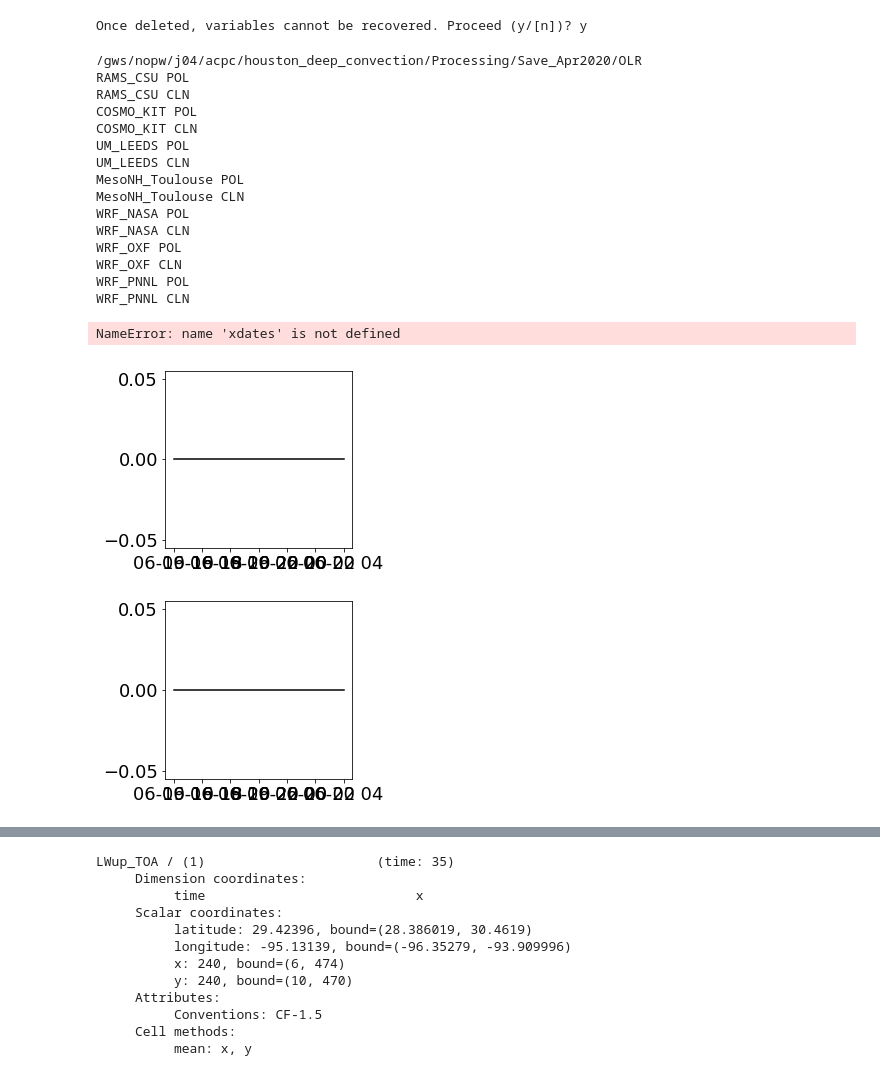
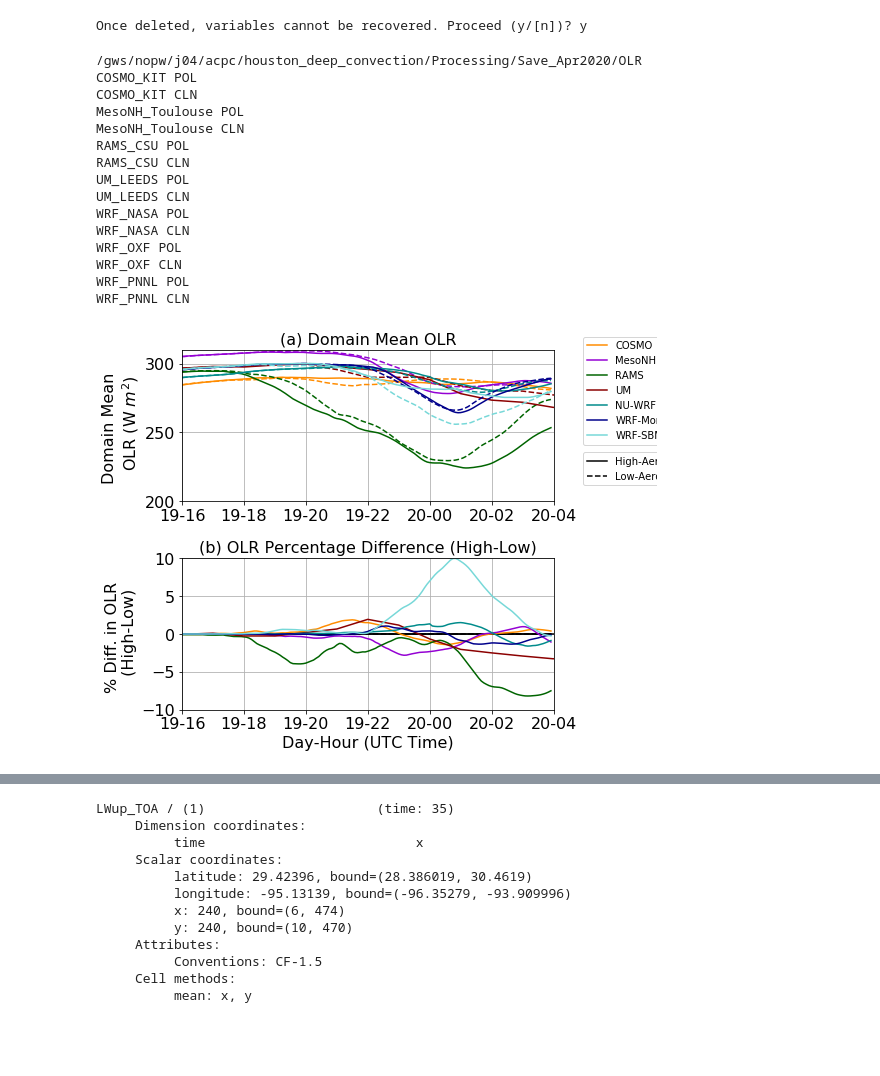
Before and after one commit to pjmarinescu/ACPC_MIP_BAMS, a Jupyter notebook: Plot_2DVAR_OLR_Final-Copy1.ipynb, the cells around one changed output, grey strips where cells are left out. Saved outputs shown, nothing was run; the diff lists cells and outputs as text; code cells hidden in the pictures; blank space fills up the shorter version.

Commit message:
Update xlabels and formatting

```diff
--- a/Plot_2DVAR_OLR_Final-Copy1.ipynb
+++ b/Plot_2DVAR_OLR_Final-Copy1.ipynb
@@ -30,7 +30,7 @@ warnings.filterwarnings('ignore', category=UserWarning, append=True)
 warnings.filterwarnings('ignore', category=RuntimeWarning, append=True)
 warnings.filterwarnings('ignore', category=FutureWarning, append=True)
 # %%
-plotdir = '/gws/nopw/j04/acpc/public/pmarin/BAMS/Figs_2023/'
+plotdir = '/gws/nopw/j04/acpc/public/pmarin/BAMS/Figs_2024/'
 os.makedirs(plotdir,exist_ok=True)
 
 
@@ -106,7 +105,7 @@ ls={}
 ls['CLN']='--'
 ls['POL']='-'
 
-matplotlib.rcParams.update({'font.size': 18})
+matplotlib.rcParams.update({'font.size': 16})
 savedir_i=os.path.join(savedir,varname)
 print(savedir_i)
 var_plot={}
@@ -125,12 +124,21 @@ for model in models:
 # Load and plot data for vertically integrated values (Differences and % Differences)
 #########################################################################################
 
-fig,ax = plt.subplots(nrows=2,ncols=1,figsize=(20/2.54,16/2.54))
-fig.subplots_adjust(left=0.05,right=0.38,hspace=0.3,
+fig,ax = plt.subplots(nrows=2,ncols=1,figsize=(20.5/2.54,16/2.54))
+fig.subplots_adjust(left=0.05,right=0.33,hspace=0.3,
                      bottom=0.05,top=0.95,wspace=0)
 
 ax[0].plot([dateB,dateE],[0,0],'-k')
 ax[1].plot([dateB,dateE],[0,0],'-k')
+
+
+xdates = []
+for j in np.arange(0,np.shape(var_plot[model,case].coord('time'))[0]):
+    cur_date = datetime.datetime(1970,1,1) + datetime.timedelta(days=var_plot[model,'CLN'].coord('time').points[j])
+    #print(cur_date)
+    xdates = np.append(xdates,cur_date)
+
+
 
 ax[1].plot(xdates[0:144],np.zeros(len(xdates[0:144])),
                     color='k',
@@ -189,49 +197,50 @@ for model in models:
 
 
 ax[0].set_xlim(dateB,dateE)
-ax[0].xaxis.set_major_formatter(mdates.DateFormatter('%H'))
+ax[0].xaxis.set_major_formatter(mdates.DateFormatter('%d-%H'))
 ax[0].set_ylabel('Domain Mean \n OLR (W ${m^2}$)')
 ax[0].set_ylim(ylims_a)
-ax[0].set_title('(a) Domain Mean OLR',fontsize=17)
+ax[0].set_title('(a) Domain Mean OLR',fontsize=16)
 
-ax[1].set_title('(b) OLR Percentage Difference (High-Low)',fontsize=17)
+ax[1].set_title('(b) OLR Percentage Difference (High-Low)',fontsize=16)
 ax[1].set_xlim(dateB,dateE)
-ax[1].xaxis.set_major_formatter(mdates.DateFormatter('%H'))
+ax[1].xaxis.set_major_formatter(mdates.DateFormatter('%d-%H'))
 ax[1].set_ylabel('% Diff. in OLR \n (High-Low)')
 ax[1].set_ylim([-10,10])
-ax[1].set_xlabel('19-20 June HH (UTC Time)')
+ax[1].set_xlabel('Day-Hour (UTC Time)')
 ax[1].grid()
 ax[0].grid()
 
 handles, labels = ax[0].get_legend_handles_labels()
 #fig.legend(handles, labels, fontsize=12, loc='lower right',bbox_to_anchor=[0.95,0.06])
-fig.legend(handles, labels, fontsize=10, loc='lower left', ncol=1, bbox_to_anchor=[0.825,0.67])
+fig.legend(handles, labels, fontsize=10, loc='lower left', ncol=1, bbox_to_anchor=[0.83,0.68])
 
 handles, labels = ax[1].get_legend_handles_labels()
 #fig.legend(handles, labels, fontsize=12, loc='lower right',bbox_to_anchor=[0.95,0.43])
-fig.legend(handles, labels, fontsize=10, loc='lower left',ncol=1, bbox_to_anchor=[0.825,0.59])
+fig.legend(handles, labels, fontsize=10, loc='lower left',ncol=1, bbox_to_anchor=[0.83,0.59])
 
 plt.tight_layout()
 filename=varname+'_DIF_Time_'+savename_extra+'.pdf'
 fig.savefig(os.path.join(plotdir,filename),dpi=300)
+filename=varname+'_DIF_Time_'+savename_extra+'.png'
+fig.savefig(os.path.join(plotdir,filename),dpi=300)
 # %% [output]
 /gws/nopw/j04/acpc/houston_deep_convection/Processing/Save_Apr2020/OLR
+COSMO_KIT POL
+COSMO_KIT CLN
+MesoNH_Toulouse POL
+MesoNH_Toulouse CLN
 RAMS_CSU POL
 RAMS_CSU CLN
-COSMO_KIT POL
-COSMO_KIT CLN
 UM_LEEDS POL
 UM_LEEDS CLN
-MesoNH_Toulouse POL
-MesoNH_Toulouse CLN
 WRF_NASA POL
 WRF_NASA CLN
 WRF_OXF POL
 WRF_OXF CLN
 WRF_PNNL POL
 WRF_PNNL CLN
-NameError: name 'xdates' is not defined
-[figure, old version]
+[figure, new version]
 # %%
 #########################################################
 # Load and plot data 2D Data
```
Also changed, not shown: parts of 2 cells of this notebook, 2 other files.
